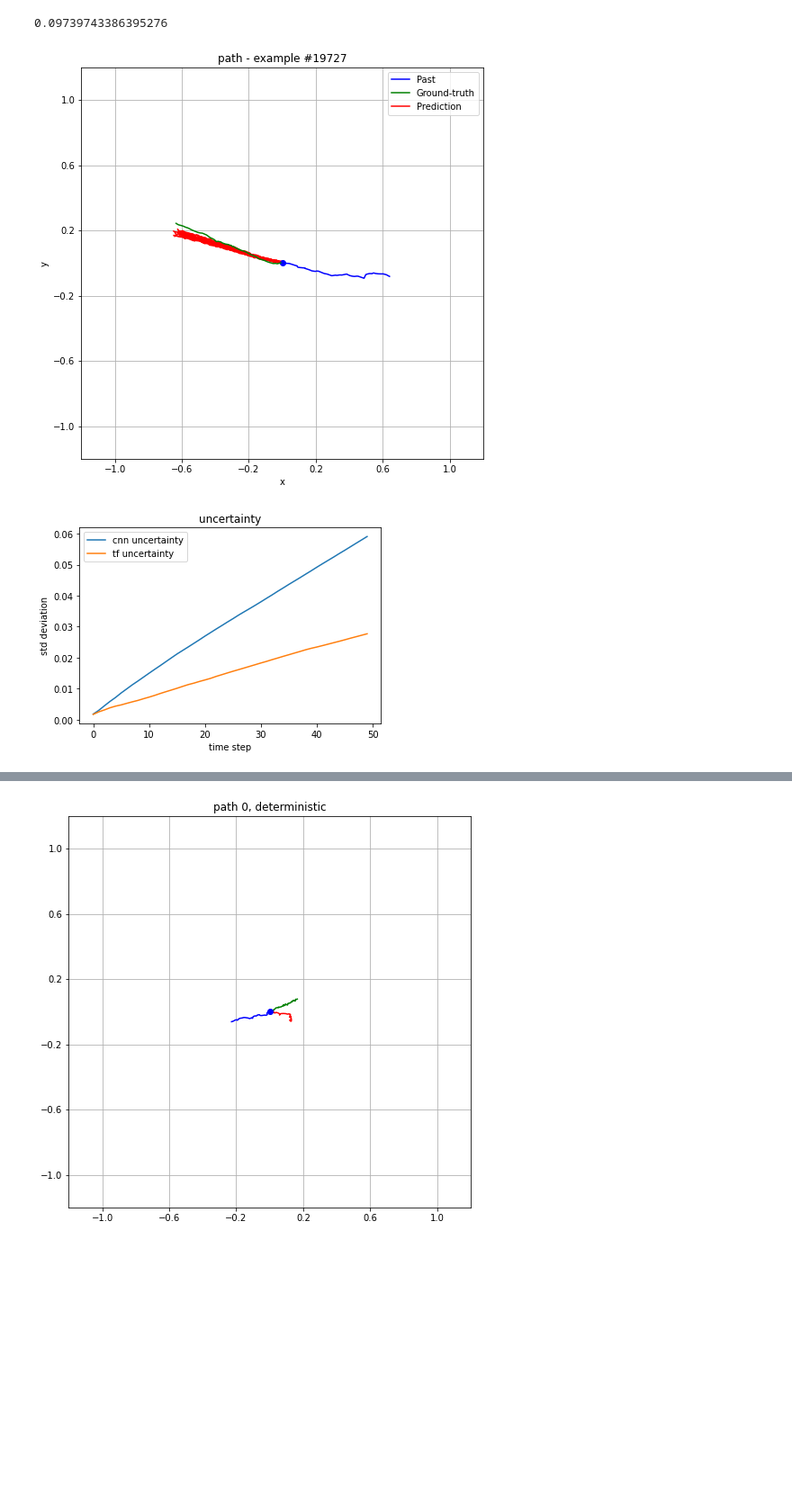
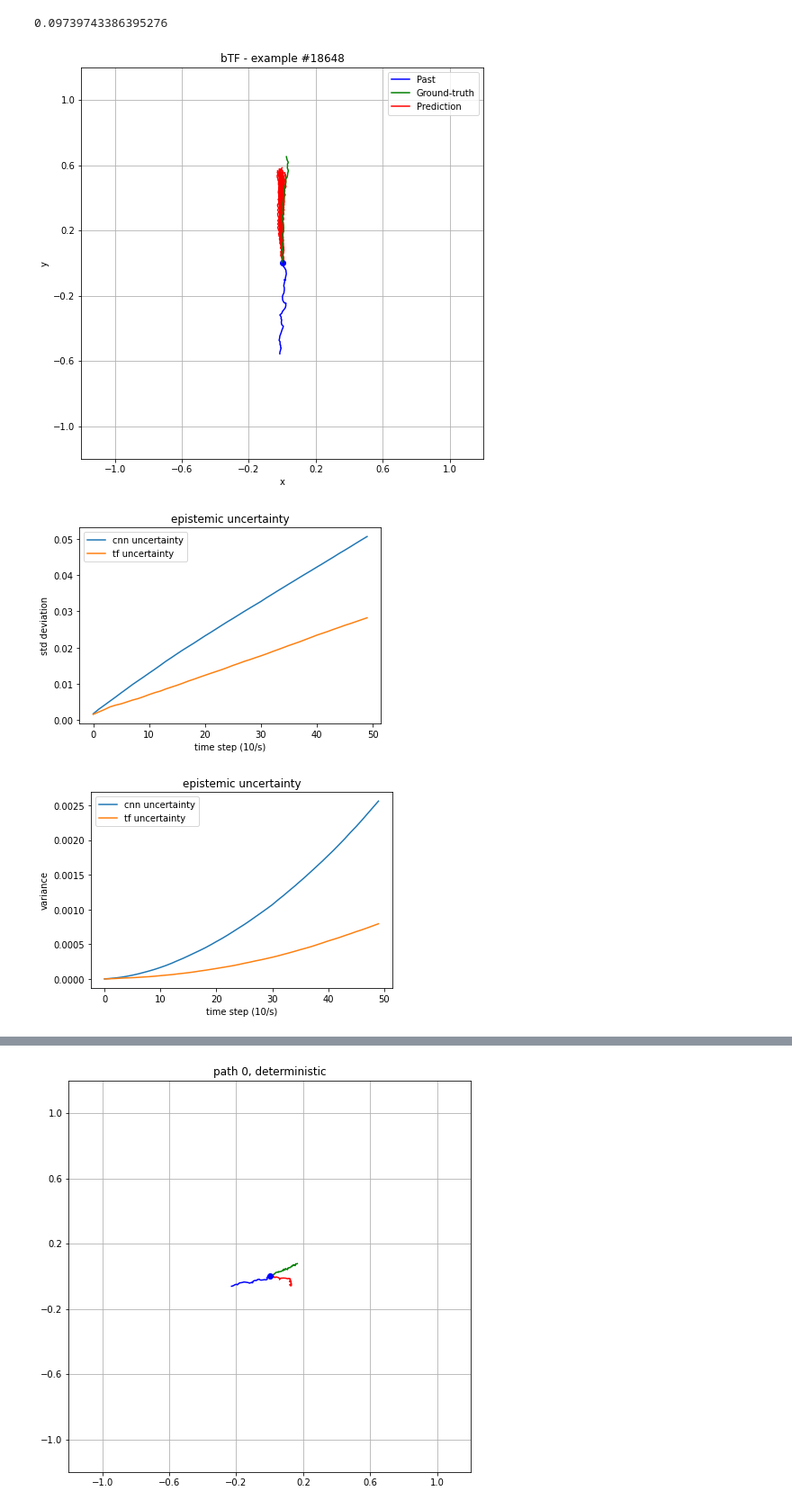
Before and after one commit to lintglitch/trajectory-prediction, a Jupyter notebook: uncertainty_eval.ipynb, the cells around one changed output, grey strips where cells are left out. Shown at 90% size. Saved outputs shown, nothing was run; the diff lists cells and outputs as text; code cells hidden in the pictures; blank space fills up the shorter version.

Commit message:
More eval

```diff
--- a/uncertainty_eval.ipynb
+++ b/uncertainty_eval.ipynb
@@ -59,10 +59,10 @@ m = model_path.ModelPath(uses_goal=False)
 m.load('path_cnn_droput_a')
 
 
-visualization.draw_path_batch(x=eval_data[0], ground_truth=eval_data[2], prediction_model=m, samples=20, skip=N)
+visualization.draw_path_batch(x=eval_data[0], ground_truth=eval_data[2], prediction_model=m, samples=20, skip=N, name="bCNN", save=True)
 mMDE_cnn, mFDE_cnn = m.metrics_probabilistic(input_path, output_path, samples=5)
 
-samples_cnn = m.prediction_sampling(x=input_path, samples=5)
+samples_cnn = m.prediction_sampling(x=input_path, samples=100)
 uncertainty_cnn = util.epistemic_uncertainty_path(samples_cnn)
 print(mMDE_cnn)
 # %% [output]
@@ -79,25 +79,36 @@ m = model_path.ModelPath(uses_goal=False)
 m.load('path_transformerk_dropout_a')
 
 
-visualization.draw_path_batch(x=eval_data[0], ground_truth=eval_data[2], prediction_model=m, samples=20, skip=N, conflux_strength=2.5, cs=100)
+visualization.draw_path_batch(x=eval_data[0], ground_truth=eval_data[2], prediction_model=m, samples=20, skip=N, conflux_strength=2.5, cs=100, name="bTF", save=True)
 mMDE_cnn, mFDE_cnn = m.metrics_probabilistic(input_path, output_path, samples=100)
 
 samples_tf = m.prediction_sampling(x=input_path)
 uncertainty_tf = util.epistemic_uncertainty_path(samples_tf)
 # %% [output]
-[figure, old version]
+[figure, new version]
 # %%
 fig, ax = plt.subplots()
-plt.title('uncertainty')
-plt.xlabel('time step')
+plt.title('epistemic uncertainty')
+plt.xlabel('time step (10/s)')
 plt.ylabel('std deviation')
 plt.plot(uncertainty_cnn, label='cnn uncertainty')
 plt.plot(uncertainty_tf, label='tf uncertainty')
 ax.legend()
+plt.savefig("epistemic_uncertainty_std_example_18648.pdf")
 plt.show()
-m = None
+
+fig, ax = plt.subplots()
+plt.title('epistemic uncertainty')
+plt.xlabel('time step (10/s)')
+plt.ylabel('variance')
+plt.plot(uncertainty_cnn**2, label='cnn uncertainty')
+plt.plot(uncertainty_tf**2, label='tf uncertainty')
+ax.legend()
+plt.savefig("epistemic_uncertainty_var_example_18648.pdf")
+plt.show()
 # %% [output]
-[figure, old version]
+[figure, new version]
+[figure, added]
 # %%
 predictions = predictions_cnn
 print(len(predictions), type(predictions), predictions[0].shape)
```
Also changed, not shown: parts of 4 cells of this notebook, 2 other files.
